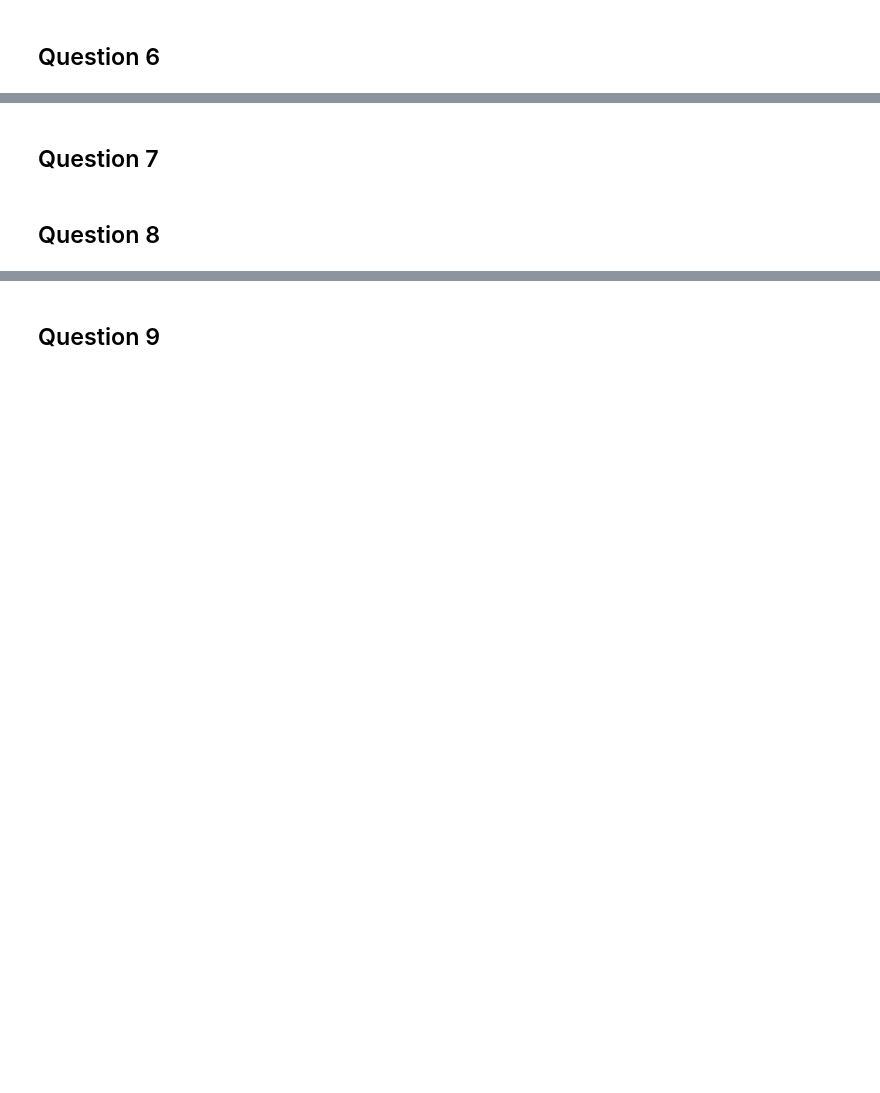
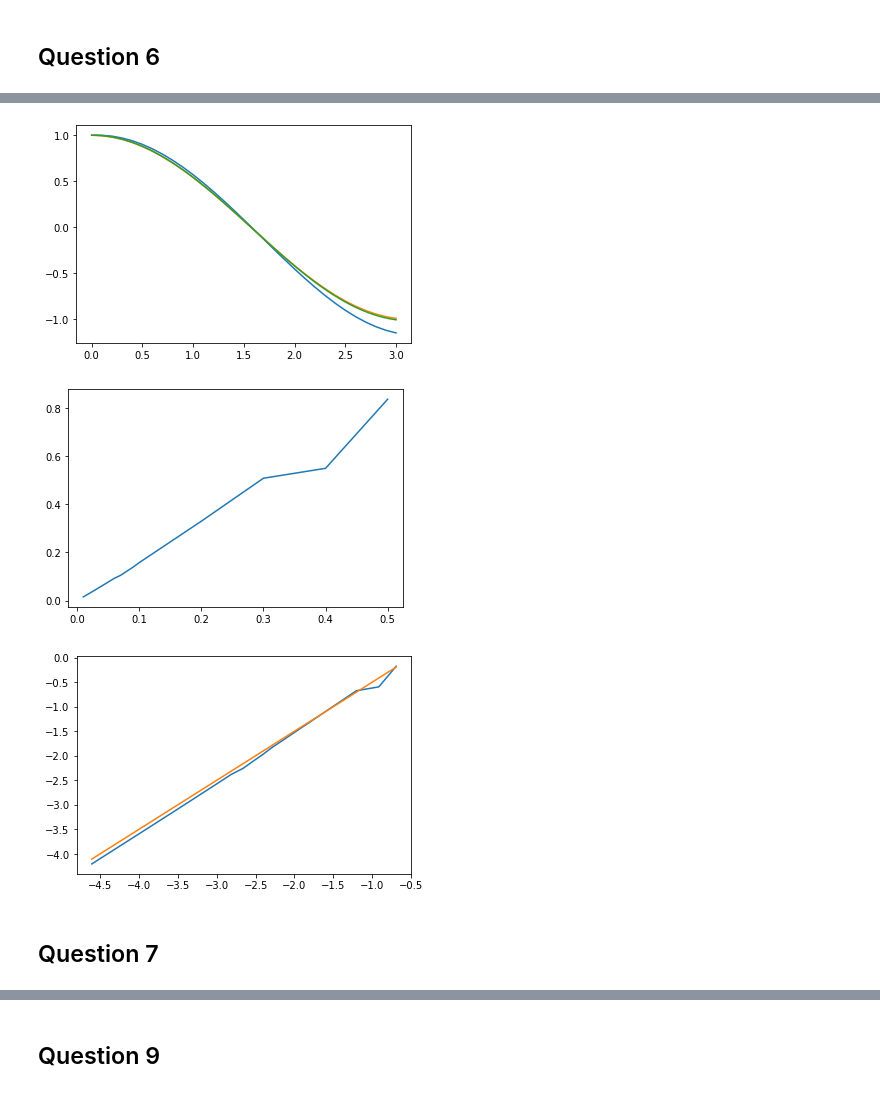
Before and after one commit to PaulineVehrle/Projet-numerique, a Jupyter notebook: Projet numérique 2.ipynb, the cells around one changed output, grey strips where cells are left out. Saved outputs shown, nothing was run; the diff lists cells and outputs as text; code cells hidden in the pictures; blank space fills up the shorter version.

```diff
--- a/Projet numérique 2.ipynb
+++ b/Projet numérique 2.ipynb
@@ -155,4 +208,29 @@ Un point d'équilibre a est stable si les solutions restent arbitrairement proch
+# %%
+t, x =solve_euler_explicit(f_OH, np.array([1,0]), 0.1, 0, 3)
+plt.plot(t, x[0])
+plt.plot(t, np.cos(t))
+t, x=solve_euler_explicit(f_OH, np.array([1,0]), 0.01, 0, 3)
+plt.plot(t, x[0])
+plt.show()
+
+dt_s = [0.5, 0.4, 0.3, 0.2, 0.1, 0.09, 0.08, 0.07, 0.06, 0.05, 0.04, 0.03, 0.02, 0.01]
+#plt.plot(dt_s, [err(solve_euler_explicit(f_OH, np.array([1,0]), dt, 0, 3)[1][0],np.cos(solve_euler_explicit(f_OH, np.array([1,0]), dt, 0, 3)[0])) for dt in dt_s])
+
+l=[]
+for dt in dt_s:
+    t, x=solve_euler_explicit(f_OH, np.array([1,0]), dt, 0, 3)
+    l.append(err(x[0], np.cos(t)))
+plt.plot(dt_s, l)
+
+plt.show()
+
+plt.plot(np.log(np.array(dt_s)), np.log(np.array(l)))
+plt.plot(np.log(np.array(dt_s)), np.log(np.array(dt_s))+0.5)
+plt.axis = "equal"
+plt.show()
+# %% [output]
+[figure, added]
+[figure, added]
+[figure, added]
 # %% [markdown]
 ## Question 7
-# %% [markdown]
-## Question 8
```
Also changed, not shown: parts of 22 cells of this notebook.
